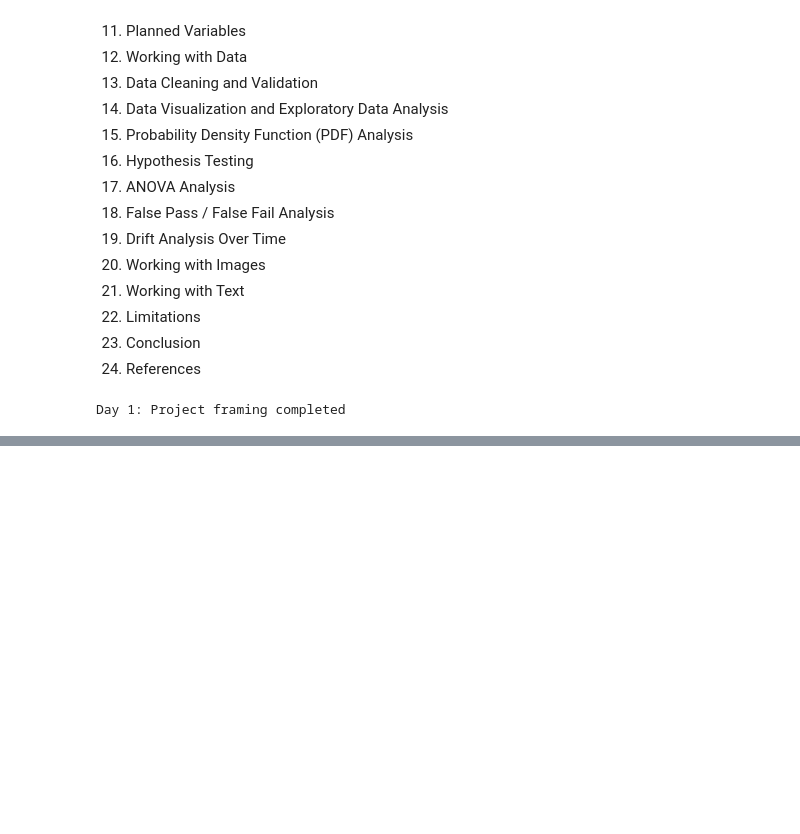
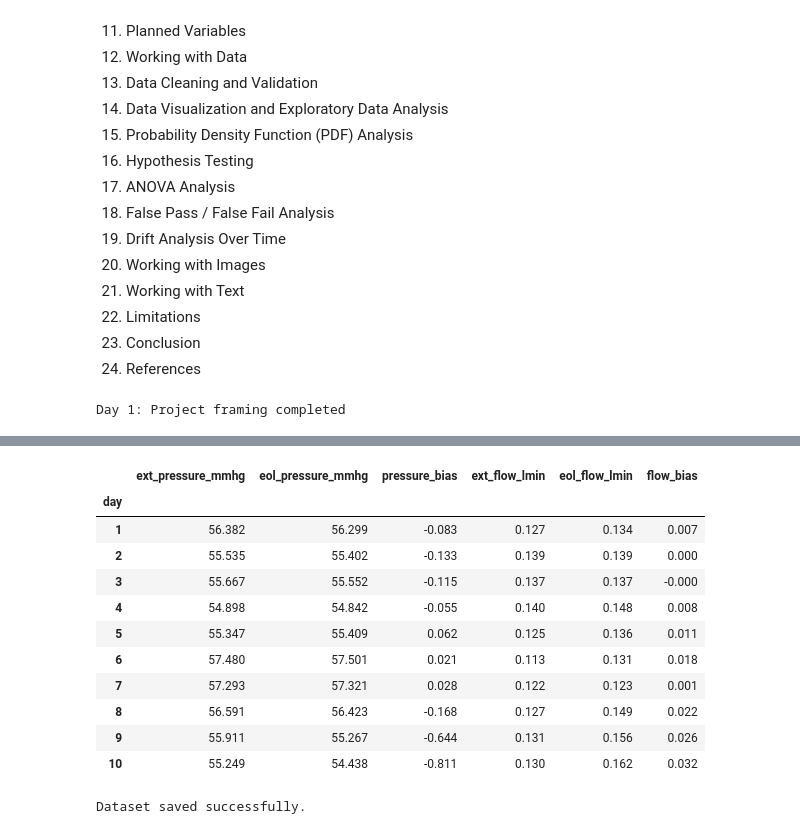
Before and after one commit to simonsvp/EOL-Measurement-System-Analysis-with-ANOVA-and-Decision-Risk, a Jupyter notebook: measurement_system_analysis.ipynb, the cells around one changed output, grey strips where cells are left out. Cells and saved outputs as stored; diff of their text form; code cells hidden in the pictures; blank space fills up the shorter version.

```diff
--- a/measurement_system_analysis.ipynb
+++ b/measurement_system_analysis.ipynb
@@ -176,0 +529,27 @@ Day 1: Project framing completed
+# %%
+df.groupby("day")[[
+    "ext_pressure_mmhg",
+    "eol_pressure_mmhg",
+    "pressure_bias",
+    "ext_flow_lmin",
+    "eol_flow_lmin",
+    "flow_bias"
+]].mean().round(3)
+# %% [output]
+|  | ext_pressure_mmhg | eol_pressure_mmhg | pressure_bias | ext_flow_lmin | eol_flow_lmin | flow_bias |
+| day |  |  |  |  |  |  |
+| 1 | 56.382 | 56.299 | -0.083 | 0.127 | 0.134 | 0.007 |
+| 2 | 55.535 | 55.402 | -0.133 | 0.139 | 0.139 | 0.000 |
+| 3 | 55.667 | 55.552 | -0.115 | 0.137 | 0.137 | -0.000 |
+| 4 | 54.898 | 54.842 | -0.055 | 0.140 | 0.148 | 0.008 |
+| 5 | 55.347 | 55.409 | 0.062 | 0.125 | 0.136 | 0.011 |
+| 6 | 57.480 | 57.501 | 0.021 | 0.113 | 0.131 | 0.018 |
+| 7 | 57.293 | 57.321 | 0.028 | 0.122 | 0.123 | 0.001 |
+| 8 | 56.591 | 56.423 | -0.168 | 0.127 | 0.149 | 0.022 |
+| 9 | 55.911 | 55.267 | -0.644 | 0.131 | 0.156 | 0.026 |
+| 10 | 55.249 | 54.438 | -0.811 | 0.130 | 0.162 | 0.032 |
+# %%
+df.to_csv("synthetic_eol_measurement_data.csv", index=False)
+print("Dataset saved successfully.")
+# %% [output]
+Dataset saved successfully.
```
Also changed, not shown: parts of 20 cells of this notebook, 1 other file.
